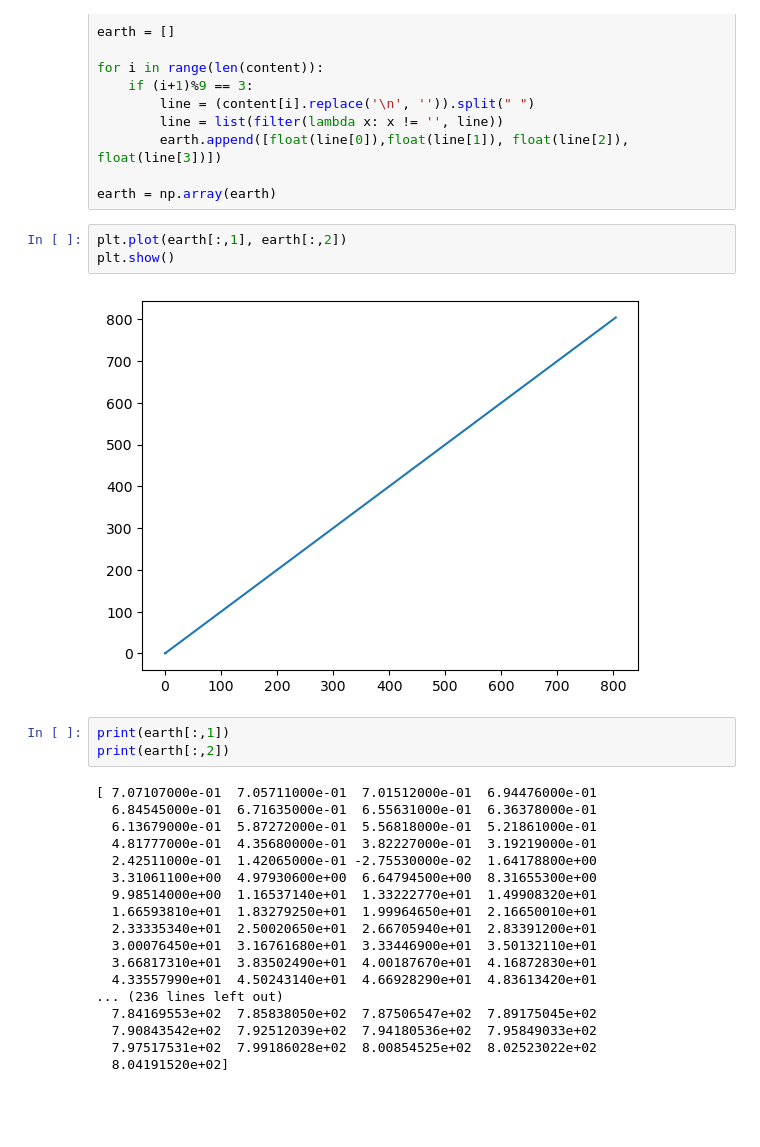
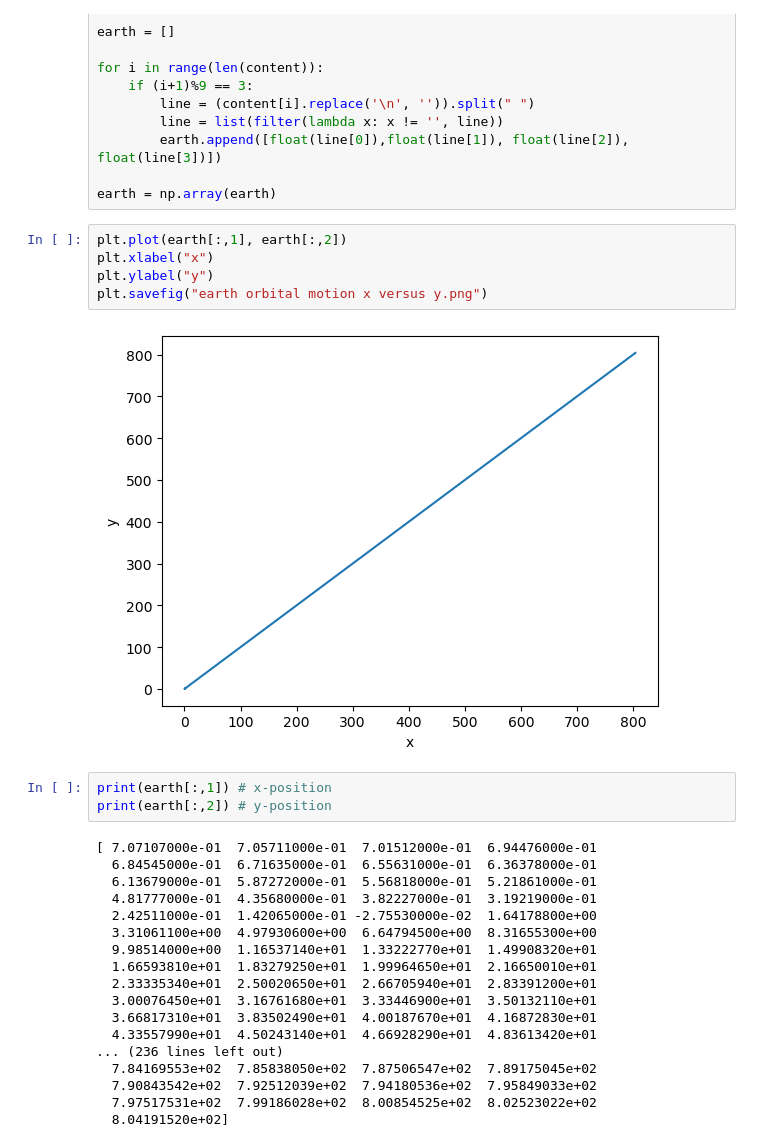
Before and after one commit to liuqiyucn/141, a Jupyter notebook: assignment1/assignment1.ipynb, the cells around one changed output. Saved outputs shown, nothing was run; the diff lists cells and outputs as text; blank space fills up the shorter version.

```diff
--- a/assignment1/assignment1.ipynb
+++ b/assignment1/assignment1.ipynb
@@ -180,12 +250,14 @@ for i in range(len(content)):
 earth = np.array(earth)
 # %%
 plt.plot(earth[:,1], earth[:,2])
-plt.show()
+plt.xlabel("x")
+plt.ylabel("y")
+plt.savefig("earth orbital motion x versus y.png")
 # %% [output]
-[figure, old version]
+[figure, new version]
 # %%
-print(earth[:,1])
-print(earth[:,2])
+print(earth[:,1]) # x-position
+print(earth[:,2]) # y-position
 # %% [output]
 [ 7.07107000e-01  7.05711000e-01  7.01512000e-01  6.94476000e-01
   6.84545000e-01  6.71635000e-01  6.55631000e-01  6.36378000e-01
```
Also changed, not shown: parts of 4 cells of this notebook, 1 other file.
